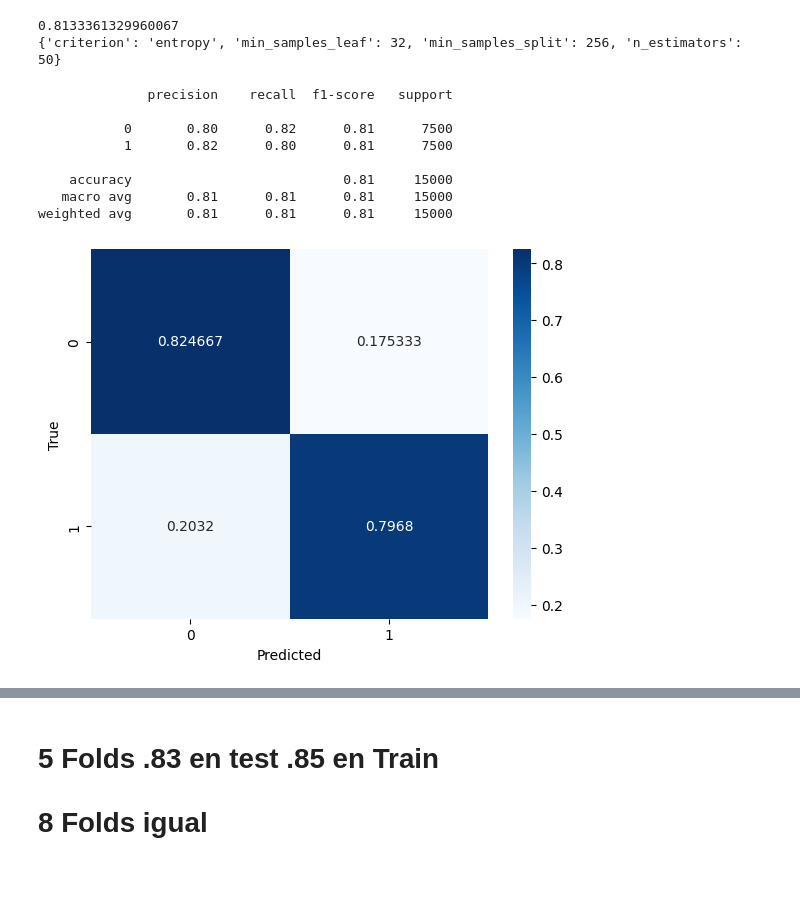
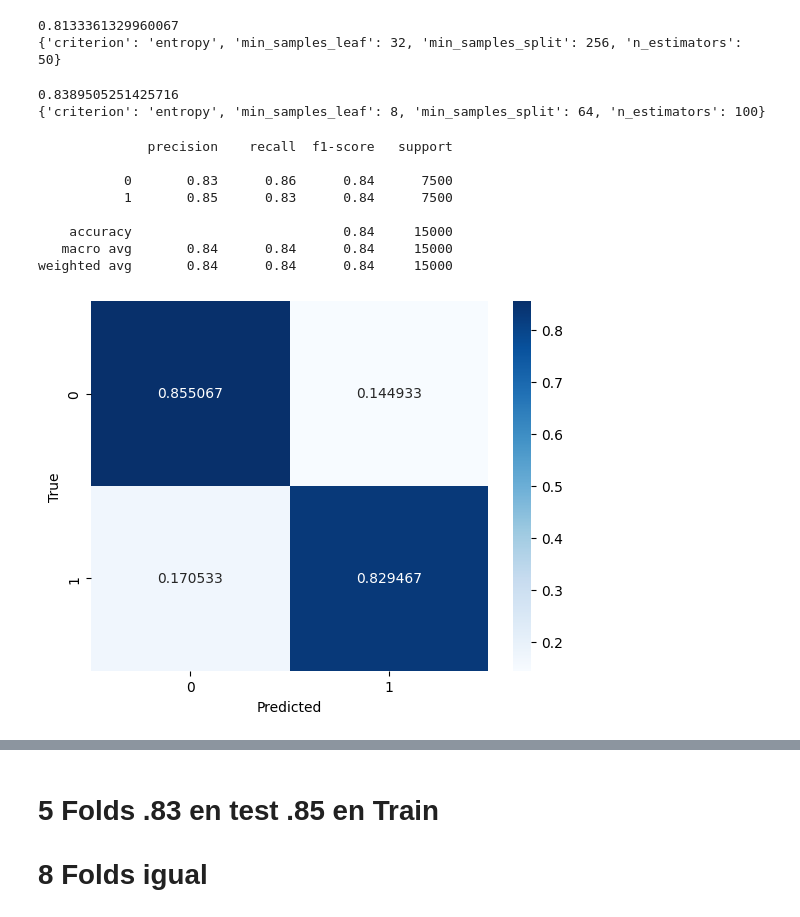
Before and after one commit to sttesta3/7506R-1C2024-GRUPO08, a Jupyter notebook: TP2_BayesNaive.ipynb, the cells around one changed output, grey strips where cells are left out. Cells and saved outputs as stored; diff of their text form; code cells hidden in the pictures; blank space fills up the shorter version.

```diff
--- a/TP2_BayesNaive.ipynb
+++ b/TP2_BayesNaive.ipynb
@@ -338,35 +349,38 @@ param_grid = { "criterion" : ["gini", "entropy"],
                "n_estimators": [25,50,100] }
 
 gs2 = GridSearchCV(estimator=rf_cv2, param_grid=param_grid, scoring="f1", cv=8, n_jobs=-1)
-gs2 = gs.fit(X_train, Y_train)
+gs2 = gs2.fit(X_train, Y_train)
 
 print(gs2.best_score_)
 print(gs2.best_params_)
+# %% [output]
+0.8389505251425716
+{'criterion': 'entropy', 'min_samples_leaf': 8, 'min_samples_split': 64, 'n_estimators': 100}
 # %%
-mejor_rf = gs.best_estimator_
+mejor_rf = gs2.best_estimator_
 Y_pred_train = mejor_rf.predict(X_train)
 Y_pred_test = mejor_rf.predict(X_test)
 
 #Creo matriz de confusión
 tabla=confusion_matrix(Y_test,Y_pred_test,normalize="true")
 
 #Grafico matriz de confusión
 sns.heatmap(tabla, cmap='Blues',annot=True,fmt='g')
 plt.xlabel('Predicted')
 plt.ylabel('True')
 
 #Reporte
 print(classification_report(Y_test,Y_pred_test))
 # %% [output]
               precision    recall  f1-score   support
 
-           0       0.80      0.82      0.81      7500
-           1       0.82      0.80      0.81      7500
+           0       0.83      0.86      0.84      7500
+           1       0.85      0.83      0.84      7500
 
-    accuracy                           0.81     15000
-   macro avg       0.81      0.81      0.81     15000
-weighted avg       0.81      0.81      0.81     15000
+    accuracy                           0.84     15000
+   macro avg       0.84      0.84      0.84     15000
+weighted avg       0.84      0.84      0.84     15000
-[figure, old version]
+[figure, new version]
 # %%
 #Creo matriz de confusión
 tabla=confusion_matrix(Y_train,Y_pred_train,normalize="true")
```
Also changed, not shown: parts of 4 cells of this notebook.
